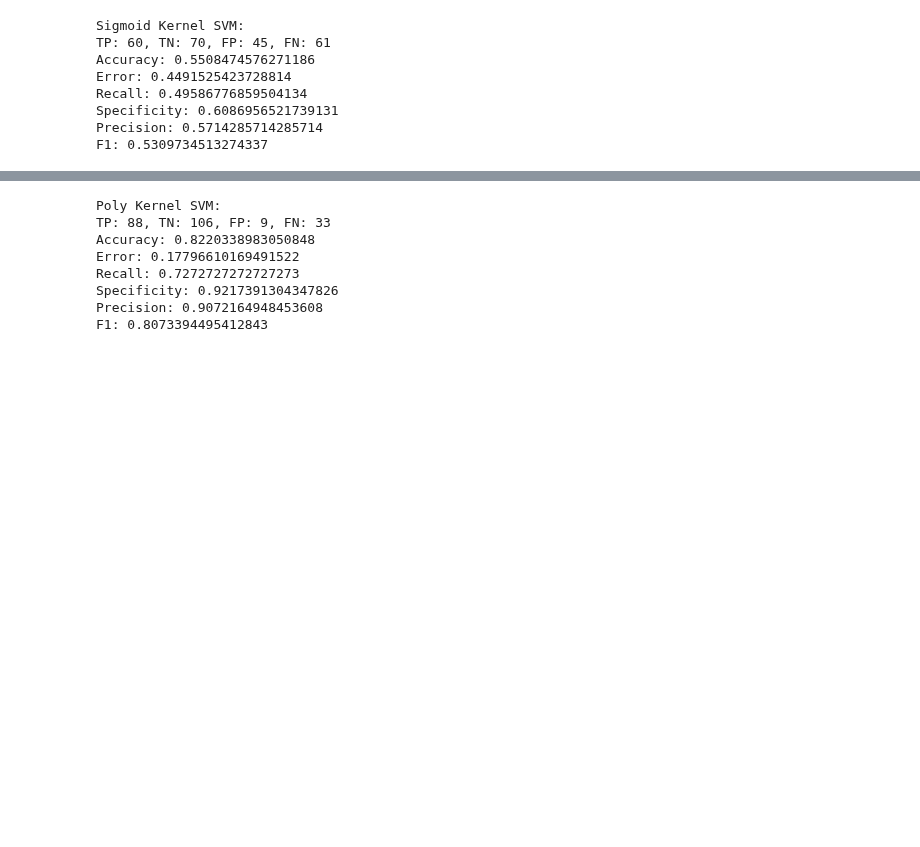
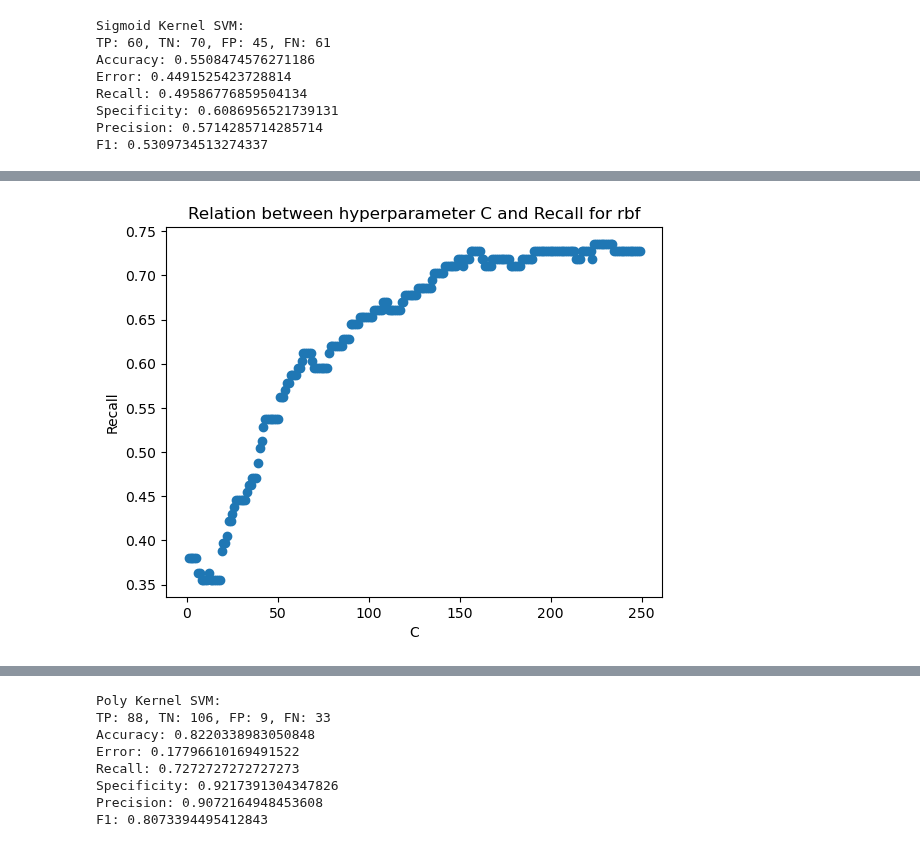
Before and after one commit to TheNoobGoda/ids-project, a Jupyter notebook: src/SVM.ipynb, the cells around one changed output, grey strips where cells are left out. Drawn from its saved outputs; the diff is of its cells as text; code cells hidden in the pictures; blank space fills up the shorter version.

```diff
--- a/src/SVM.ipynb
+++ b/src/SVM.ipynb
@@ -153,0 +169,4 @@ F1: 0.7813953488372092
+# %%
+recall_testing('rbf', 250)
+# %% [output]
+[figure, added]
```
Also changed, not shown: parts of 5 cells of this notebook.
